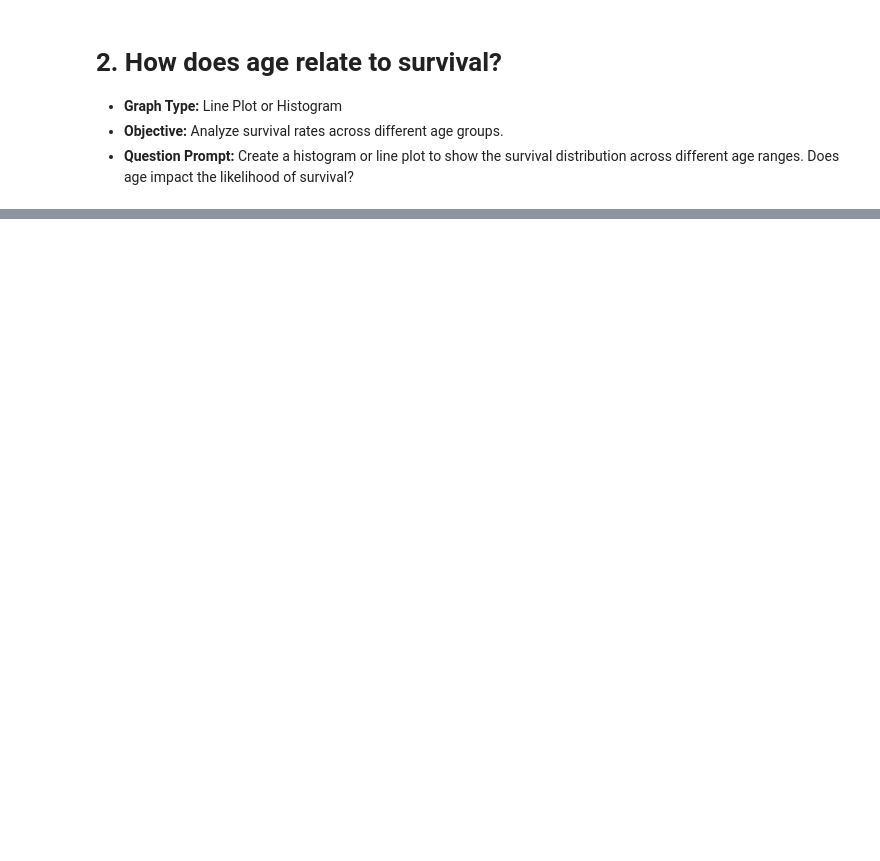
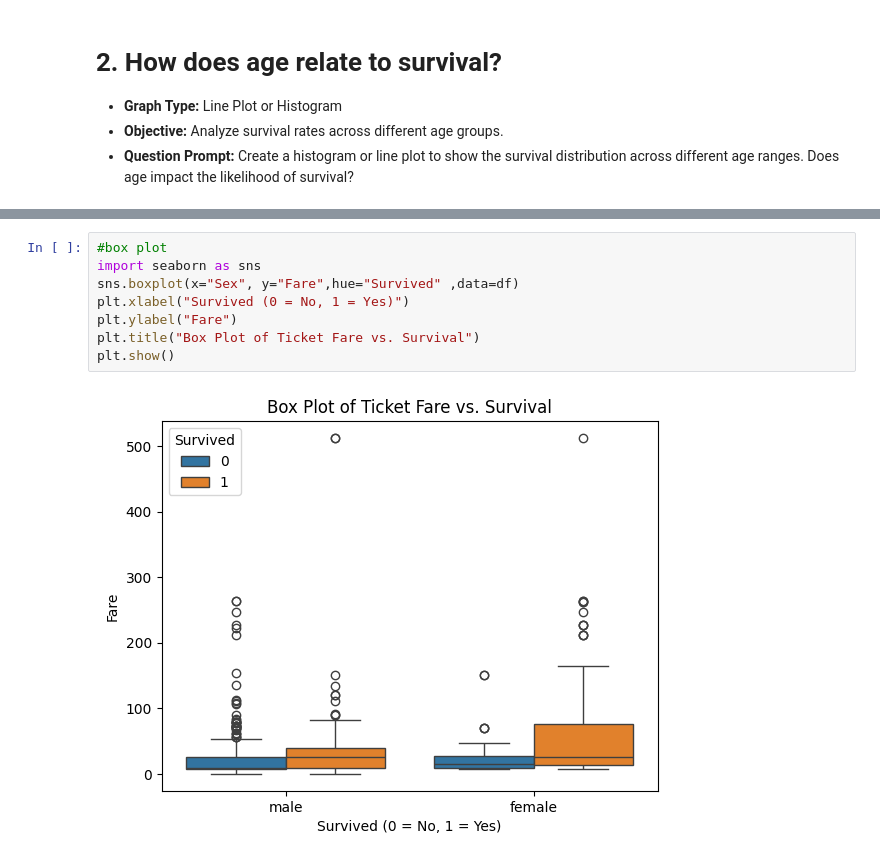
Before and after one commit to Rich-Bryan/Data_Anal, a Jupyter notebook: Data_Anal/ICA_titanic_graph.ipynb, the cells around one changed output, grey strips where cells are left out. Drawn from its saved outputs; the diff is of its cells as text; blank space fills up the shorter version.

```diff
--- a/Data_Anal/ICA_titanic_graph.ipynb
+++ b/Data_Anal/ICA_titanic_graph.ipynb
@@ -108,0 +141,10 @@ import matplotlib.pyplot as plt
+# %%
+#box plot
+import seaborn as sns
+sns.boxplot(x="Sex", y="Fare",hue="Survived" ,data=df)
+plt.xlabel("Survived (0 = No, 1 = Yes)")
+plt.ylabel("Fare")
+plt.title("Box Plot of Ticket Fare vs. Survival")
+plt.show()
+# %% [output]
+[figure, added]
```
Also changed, not shown: parts of 17 cells of this notebook, 12 other files.
